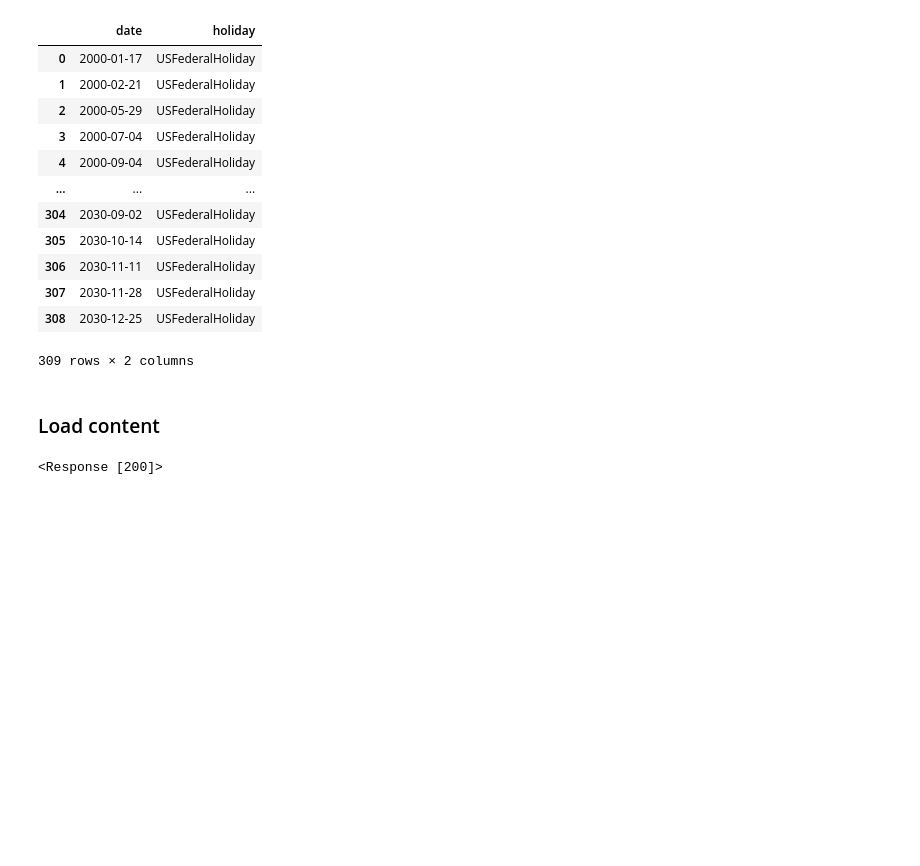
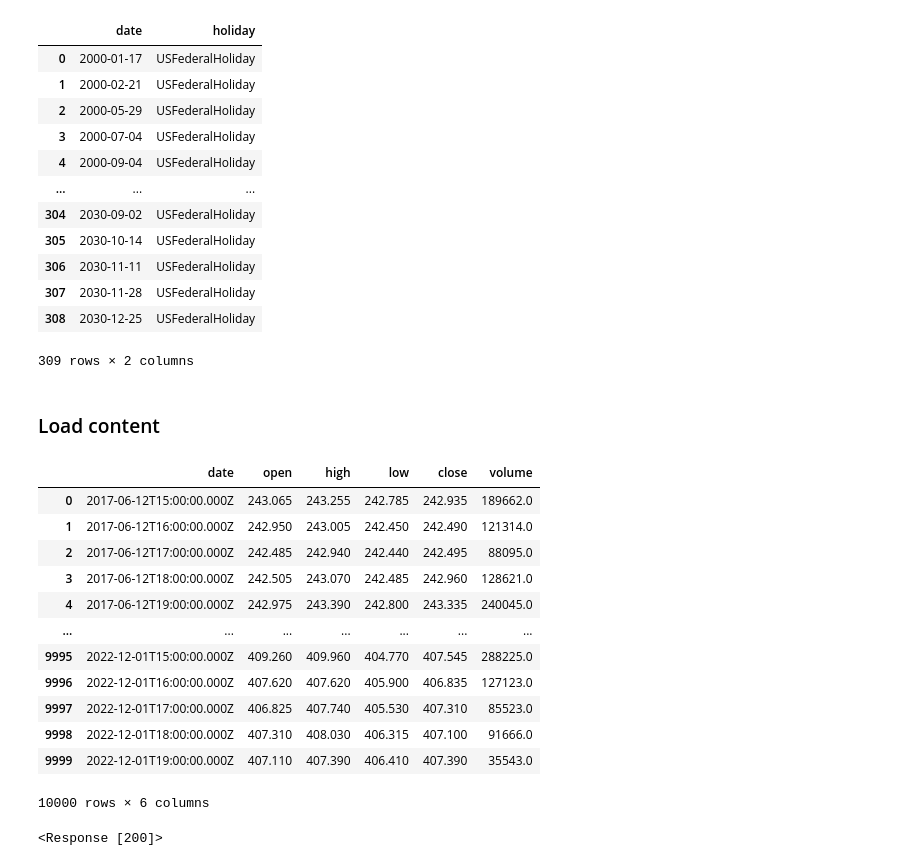
Before and after one commit to IvanMaksimov44/BDIN, a Jupyter notebook: code/first_jupyter.ipynb, the cells around one changed output. Cells and saved outputs as stored; diff of their text form; code cells hidden in the pictures; blank space fills up the shorter version.

```diff
--- a/code/first_jupyter.ipynb
+++ b/code/first_jupyter.ipynb
@@ -51,3 +58,20 @@ requestResponse = requests.get("https://api.tiingo.com/iex/tmus/prices?startDate
+# %%
+df_stock = pd.DataFrame(requestResponse.json())
+df_stock
+# %% [output]
+|  | date | open | high | low | close | volume |
+| 0 | 2017-06-12T15:00:00.000Z | 243.065 | 243.255 | 242.785 | 242.935 | 189662.0 |
+| 1 | 2017-06-12T16:00:00.000Z | 242.950 | 243.005 | 242.450 | 242.490 | 121314.0 |
+| 2 | 2017-06-12T17:00:00.000Z | 242.485 | 242.940 | 242.440 | 242.495 | 88095.0 |
+| 3 | 2017-06-12T18:00:00.000Z | 242.505 | 243.070 | 242.485 | 242.960 | 128621.0 |
+| 4 | 2017-06-12T19:00:00.000Z | 242.975 | 243.390 | 242.800 | 243.335 | 240045.0 |
+| ... | ... | ... | ... | ... | ... | ... |
+| 9995 | 2022-12-01T15:00:00.000Z | 409.260 | 409.960 | 404.770 | 407.545 | 288225.0 |
+| 9996 | 2022-12-01T16:00:00.000Z | 407.620 | 407.620 | 405.900 | 406.835 | 127123.0 |
+| 9997 | 2022-12-01T17:00:00.000Z | 406.825 | 407.740 | 405.530 | 407.310 | 85523.0 |
+| 9998 | 2022-12-01T18:00:00.000Z | 407.310 | 408.030 | 406.315 | 407.100 | 91666.0 |
+| 9999 | 2022-12-01T19:00:00.000Z | 407.110 | 407.390 | 406.410 | 407.390 | 35543.0 |
+10000 rows × 6 columns
 # %%
 ## This gets financial data
 #requestResponse = requests.get("https://api.tiingo.com/tiingo/fundamentals/msft/statements?token=0ed744c7db5ef348139953912e2f3cee79f4608b", headers=headers)
```
Also changed, not shown: parts of 9 cells of this notebook, 1 other file.
